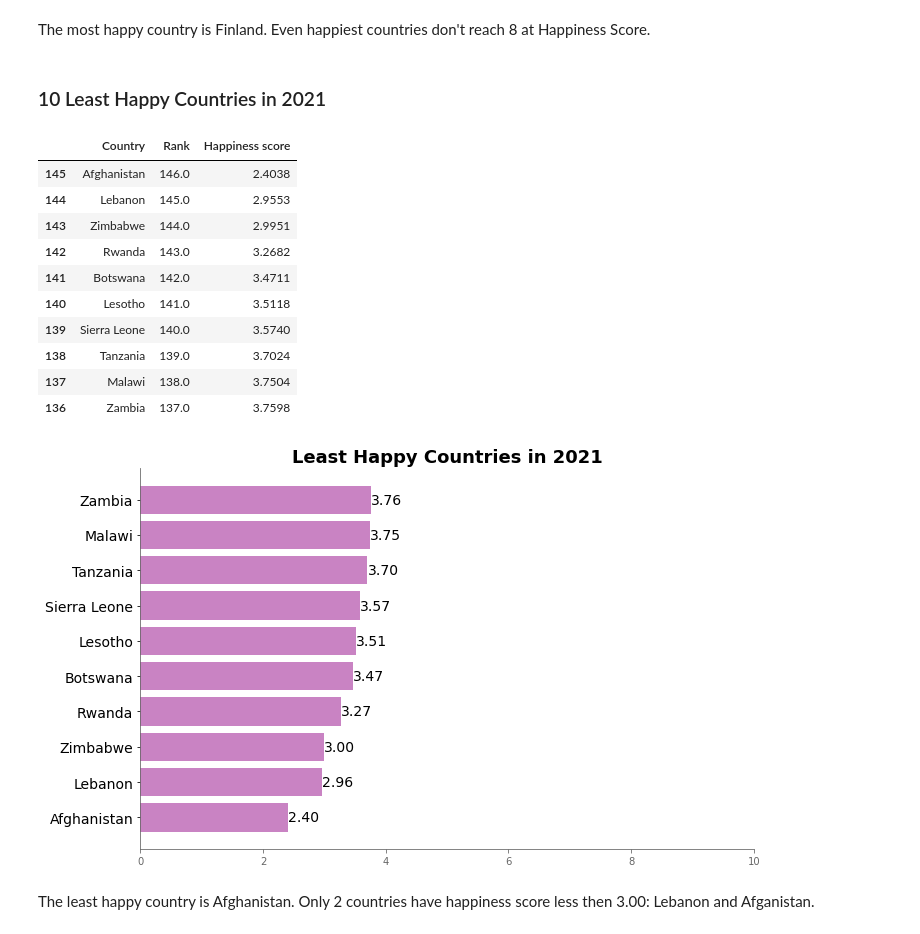
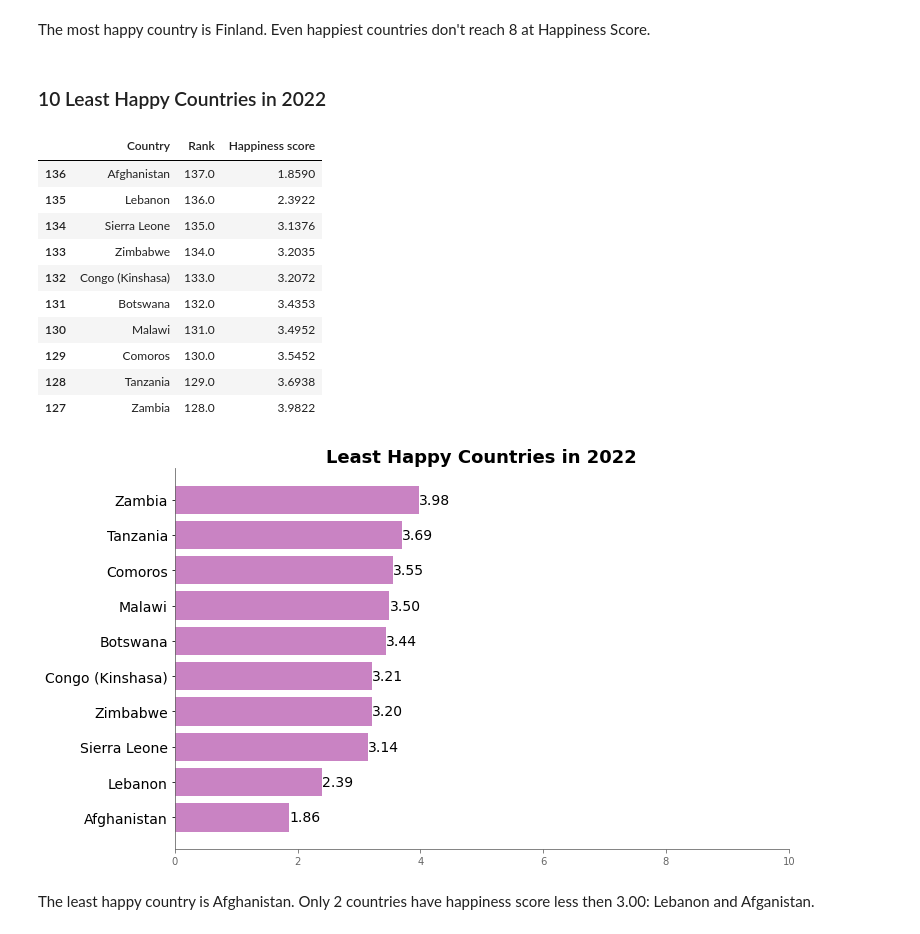
Before and after one commit to angkohtenko/World_Happiness_Report, a Jupyter notebook: Clean_data.ipynb, the cells around one changed output. Cells and saved outputs as stored; diff of their text form; code cells hidden in the pictures.

```diff
--- a/Clean_data.ipynb
+++ b/Clean_data.ipynb
@@ -735,6 +813,12 @@ whr_df['Country'] = whr_df['Country'].str.replace("^Macedonia$", "North Macedoni
 # %%
 # Replace 'Somaliland region' to 'Somaliland'
 whr_df['Country'] = whr_df['Country'].str.replace("Somaliland region", "Somaliland")
+# %%
+# Replace 'State of Palestine' to 'Palestinian Territories'
+whr_df['Country'] = whr_df['Country'].str.replace("State of Palestine", "Palestinian Territories")
+# %%
+# Replace 'Turkiye' to 'Turkey'
+whr_df['Country'] = whr_df['Country'].str.replace("Turkiye", "Turkey")
 # %%
 whr_df['Country'].sort_values().unique()
 # %% [output]
@@ -974,6 +1058,6 @@ whr_region.head()
 # %%
-# find top 10 countries in 2021
-top_10 = whr_region.loc[(whr_region['Year']==2021) & (whr_region['Rank']<=10)][['Country','Rank','Happiness score']].sort_values(by=['Happiness score'])
+# find top 10 countries in 2022
+top_10 = whr_region.loc[(whr_region['Year']==2022) & (whr_region['Rank']<=10)][['Country','Rank','Happiness score']].sort_values(by=['Happiness score'])
 top_10
 # %% [output]
 |  | Country | Rank | Happiness score |
@@ -1014,48 +1098,48 @@ plt.show()
 # %% [markdown]
 The most happy country is Finland. Even happiest countries don't reach 8 at Happiness Score.
 # %% [markdown]
-### 10 Least Happy Countries in 2021
+### 10 Least Happy Countries in 2022
 # %%
-# find bottom 10 countries in 2021
-max_rank = whr_region.loc[whr_region['Year']==2021].max()['Rank']
-bottom_10 = whr_region.loc[(whr_region['Year']==2021)& (whr_region['Rank']>max_rank-10)][['Country','Rank','Happiness score']].sort_values(['Happiness score'], ascending=True)
+# find bottom 10 countries in 2022
+max_rank = whr_region.loc[whr_region['Year']==2022].max()['Rank']
+bottom_10 = whr_region.loc[(whr_region['Year']==2022)& (whr_region['Rank']>max_rank-10)][['Country','Rank','Happiness score']].sort_values(['Happiness score'], ascending=True)
 bottom_10
 # %% [output]
 |  | Country | Rank | Happiness score |
-| 145 | Afghanistan | 146.0 | 2.4038 |
-| 144 | Lebanon | 145.0 | 2.9553 |
-| 143 | Zimbabwe | 144.0 | 2.9951 |
-| 142 | Rwanda | 143.0 | 3.2682 |
-| 141 | Botswana | 142.0 | 3.4711 |
-| 140 | Lesotho | 141.0 | 3.5118 |
-| 139 | Sierra Leone | 140.0 | 3.5740 |
-| 138 | Tanzania | 139.0 | 3.7024 |
-| 137 | Malawi | 138.0 | 3.7504 |
-| 136 | Zambia | 137.0 | 3.7598 |
+| 136 | Afghanistan | 137.0 | 1.8590 |
+| 135 | Lebanon | 136.0 | 2.3922 |
+| 134 | Sierra Leone | 135.0 | 3.1376 |
+| 133 | Zimbabwe | 134.0 | 3.2035 |
+| 132 | Congo (Kinshasa) | 133.0 | 3.2072 |
+| 131 | Botswana | 132.0 | 3.4353 |
+| 130 | Malawi | 131.0 | 3.4952 |
+| 129 | Comoros | 130.0 | 3.5452 |
+| 128 | Tanzania | 129.0 | 3.6938 |
+| 127 | Zambia | 128.0 | 3.9822 |
 # %%
 fig, ax = plt.subplots(figsize=(11,7))
 bars = ax.barh(bottom_10['Country'], bottom_10['Happiness score'], color='#c983c3')
 
 for bar in bars:
     width =bar.get_width()
     label_y_pos = bar.get_y()+bar.get_height()/2
     ax.text(width, label_y_pos,s=f'{width:.2f}', va='center', ha='left', fontsize=14)
 
 ax.spines['top'].set_visible(False)
 ax.spines['right'].set_visible(False)
 ax.spines['bottom'].set_color('#666666')
 ax.spines['left'].set_color('#666666')
 
 ax.tick_params(axis='x', colors='#666666')
 ax.tick_params(axis='y', labelsize=14)
 ax.set_xlim(0,10)
 
-ax.set_title('Least Happy Countries in 2021', fontsize=18, fontweight='bold')
+ax.set_title('Least Happy Countries in 2022', fontsize=18, fontweight='bold')
 
-plt.savefig('Images/Least_happy_countries_2021.png', facecolor='white')
+plt.savefig('Images/Least_happy_countries_2022.png', facecolor='white')
 plt.show()
 # %% [output]
-[figure, old version]
+[figure, new version]
 # %% [markdown]
 The least happy country is Afghanistan. Only 2 countries have happiness score less then 3.00: Lebanon and Afganistan.
 # %% [markdown]
```
Also changed, not shown: parts of 45 cells of this notebook, 10 other files.
